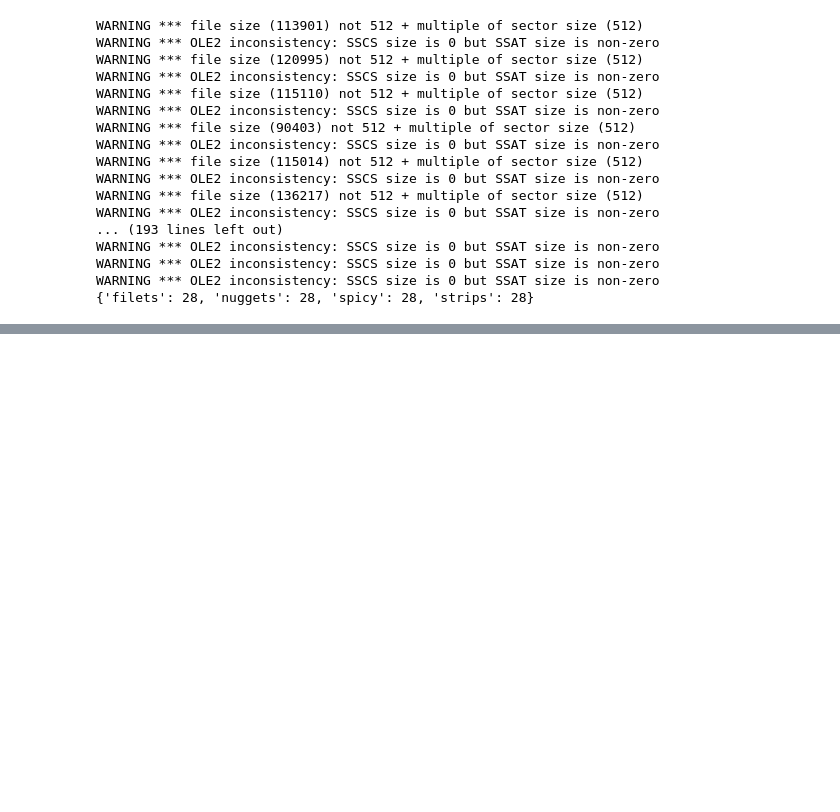
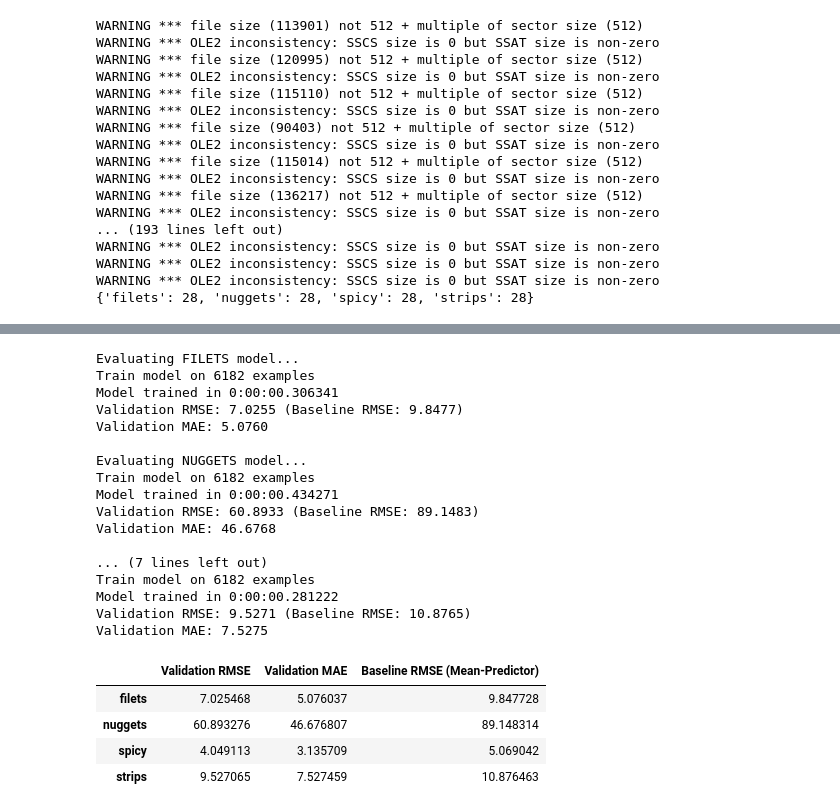
Before and after one commit to eparks8/ecgr-5105-predictive-consumption, a Jupyter notebook: PredictiveConsumption.ipynb, the cells around one changed output, grey strips where cells are left out. Cells and saved outputs as stored; diff of their text form; code cells hidden in the pictures; blank space fills up the shorter version.

Commit message:
Initial gbdt model. Uses some Gemini-generated code for input data structure and and validation testing.

```diff
--- a/PredictiveConsumption.ipynb
+++ b/PredictiveConsumption.ipynb
@@ -378,0 +378,71 @@ for category, data_arr in stacked_proteins.items():
+# %%
+import numpy as np
+import pandas as pd
+import ydf
+
+# We will store validation performance metrics here
+validation_results = {}
+
+for category, df in protein_datasets.items():
+    print(f"\nEvaluating {category.upper()} model...")
+
+    # Shuffle and split (80% train, 20% validation)
+    # Using a fixed seed for reproducibility
+    shuffled_df = df.sample(frac=1, random_state=42).reset_index(drop=True)
+    split_idx = int(len(shuffled_df) * 0.8)
+
+    train_df = shuffled_df.iloc[:split_idx]
+    val_df = shuffled_df.iloc[split_idx:]
+
+    # Train GBDT on training set
+    learner = ydf.GradientBoostedTreesLearner(label="consumption", task=ydf.Task.REGRESSION)
+    model = learner.train(train_df)
+
+    # Predict on validation set
+    predictions = model.predict(val_df)
+    actuals = val_df["consumption"].values
+
+    # Compute Metrics
+    mae = np.mean(np.abs(predictions - actuals))
+    mse = np.mean((predictions - actuals) ** 2)
+    rmse = np.sqrt(mse)
+
+    # Baseline: Predicting the mean of the training set
+    mean_baseline = train_df["consumption"].mean()
+    baseline_rmse = np.sqrt(np.mean((mean_baseline - actuals) ** 2))
+
+    validation_results[category] = {
+        "Validation RMSE": rmse,
+        "Validation MAE": mae,
+        "Baseline RMSE (Mean-Predictor)": baseline_rmse
+    }
+
+    print(f"Validation RMSE: {rmse:.4f} (Baseline RMSE: {baseline_rmse:.4f})")
+    print(f"Validation MAE: {mae:.4f}")
+
+# Convert results to DataFrame for display
+metrics_df = pd.DataFrame(validation_results).T
+display(metrics_df)
+# %% [output]
+Evaluating FILETS model...
+Train model on 6182 examples
+Model trained in 0:00:00.306341
+Validation RMSE: 7.0255 (Baseline RMSE: 9.8477)
+Validation MAE: 5.0760
+
+Evaluating NUGGETS model...
+Train model on 6182 examples
+Model trained in 0:00:00.434271
+Validation RMSE: 60.8933 (Baseline RMSE: 89.1483)
+Validation MAE: 46.6768
+
+... (7 lines left out)
+Train model on 6182 examples
+Model trained in 0:00:00.281222
+Validation RMSE: 9.5271 (Baseline RMSE: 10.8765)
+Validation MAE: 7.5275
+|  | Validation RMSE | Validation MAE | Baseline RMSE (Mean-Predictor) |
+| filets | 7.025468 | 5.076037 | 9.847728 |
+| nuggets | 60.893276 | 46.676807 | 89.148314 |
+| spicy | 4.049113 | 3.135709 | 5.069042 |
+| strips | 9.527065 | 7.527459 | 10.876463 |
```
Also changed, not shown: parts of 11 cells of this notebook.
